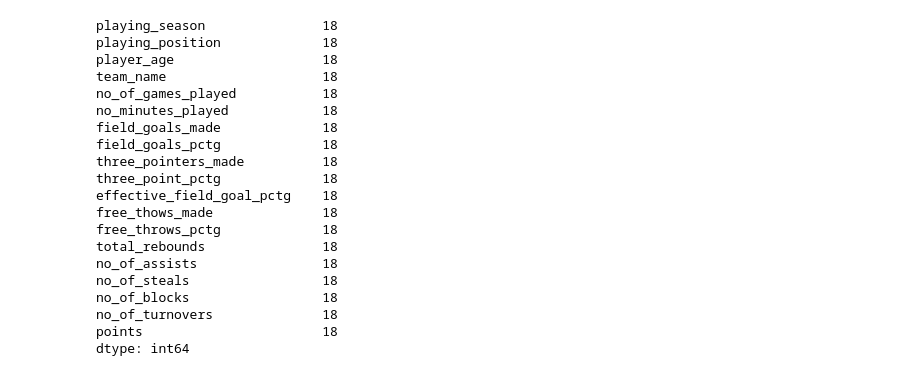
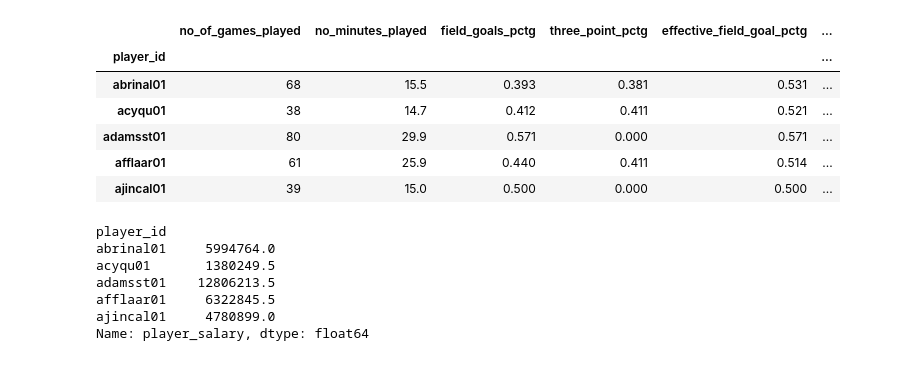
Before and after one commit to asitkumar26/nba-player-analytics, a Jupyter notebook: Practice/player-clustering.ipynb, the cells around one changed output. Drawn from its saved outputs; the diff is of its cells as text; code cells hidden in the pictures.

```diff
--- a/Practice/player-clustering.ipynb
+++ b/Practice/player-clustering.ipynb
@@ -13,31 +26,44 @@ from sklearn.cluster import KMeans
 # %%
+# Read datasets from sample data (CSV File) - This is for temporary purpose till FB is ready and operational
 
+
+# Read player stats and keeping them in dataframe
 path= 'PLAYERS_STATS_F.csv'
-players_df=pd.read_csv(path)
-players_df.head(10)
-players_df=players_df.set_index('player_id')
-#crypto_df.shape
-players_df = players_df.dropna()
-players_df.count()
+players_stats_df=pd.read_csv(path)
+players_stats_df=players_stats_df.set_index('player_id')
+players_stats_df = players_stats_df.dropna()
+#players_stats_df.count()
+player_stats_avg_df= players_stats_df.groupby(['player_id']).mean()[['no_of_games_played','no_minutes_played','field_goals_pctg','three_point_pctg',''\
+          'effective_field_goal_pctg','free_throws_pctg','total_rebounds','no_of_assists','no_of_steals','no_of_blocks',\
+          'no_of_turnovers','points']]
+
+
+# Read player slary and keeping them in dataframe
+path= 'PLAYERS_SALARIES_F.csv'
+players_salaries_df=pd.read_csv(path)
+players_salaries_df=players_salaries_df.set_index('player_id')
+players_salaries_df = players_salaries_df.dropna()
+#players_salaries_df.count()
+players_salaries_avg_df= players_salaries_df.groupby(['player_id']).mean()['player_salary']
+#players_salaries_avg_df.head()
-# %% [output]
-playing_season               18
-playing_position             18
-player_age                   18
-team_name                    18
-no_of_games_played           18
-no_minutes_played            18
-field_goals_made             18
-field_goals_pctg             18
-three_pointers_made          18
-three_point_pctg             18
-effective_field_goal_pctg    18
-free_thows_made              18
-free_throws_pctg             18
-total_rebounds               18
-no_of_assists                18
-no_of_steals                 18
-no_of_blocks                 18
-no_of_turnovers              18
-points                       18
-dtype: int64
+# %%
+player_stats_avg_df.head()
+# %% [output]
+|  | no_of_games_played | no_minutes_played | field_goals_pctg | three_point_pctg | effective_field_goal_pctg | ... |
+| player_id |  |  |  |  |  | ... |
+| abrinal01 | 68 | 15.5 | 0.393 | 0.381 | 0.531 | ... |
+| acyqu01 | 38 | 14.7 | 0.412 | 0.411 | 0.521 | ... |
+| adamsst01 | 80 | 29.9 | 0.571 | 0.000 | 0.571 | ... |
+| afflaar01 | 61 | 25.9 | 0.440 | 0.411 | 0.514 | ... |
+| ajincal01 | 39 | 15.0 | 0.500 | 0.000 | 0.500 | ... |
+# %%
+players_salaries_avg_df.head()
+# %% [output]
+player_id
+abrinal01     5994764.0
+acyqu01       1380249.5
+adamsst01    12806213.5
+afflaar01     6322845.5
+ajincal01     4780899.0
+Name: player_salary, dtype: float64
 # %%
```
Also changed, not shown: parts of 15 cells of this notebook, 3 other files.
